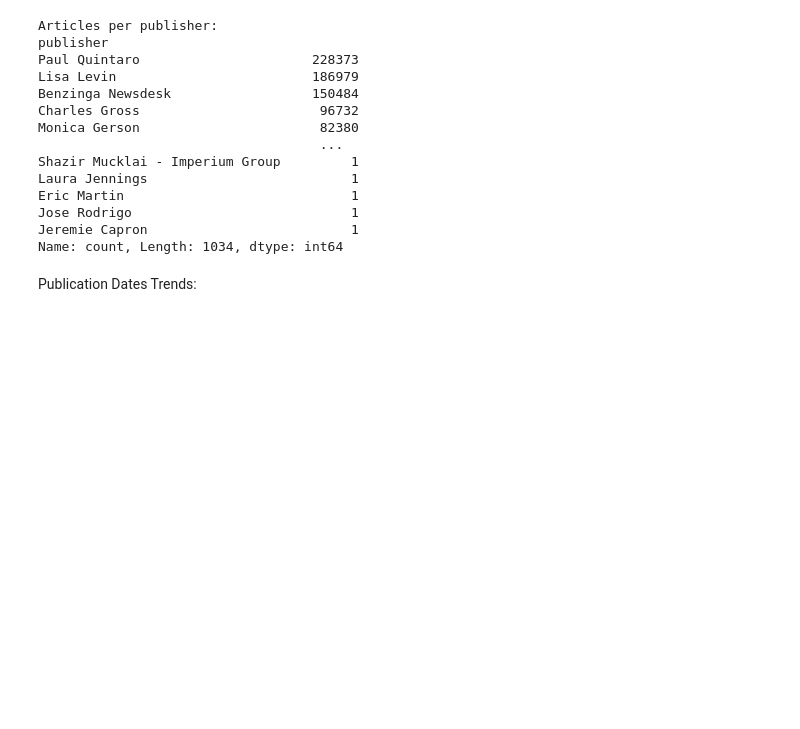
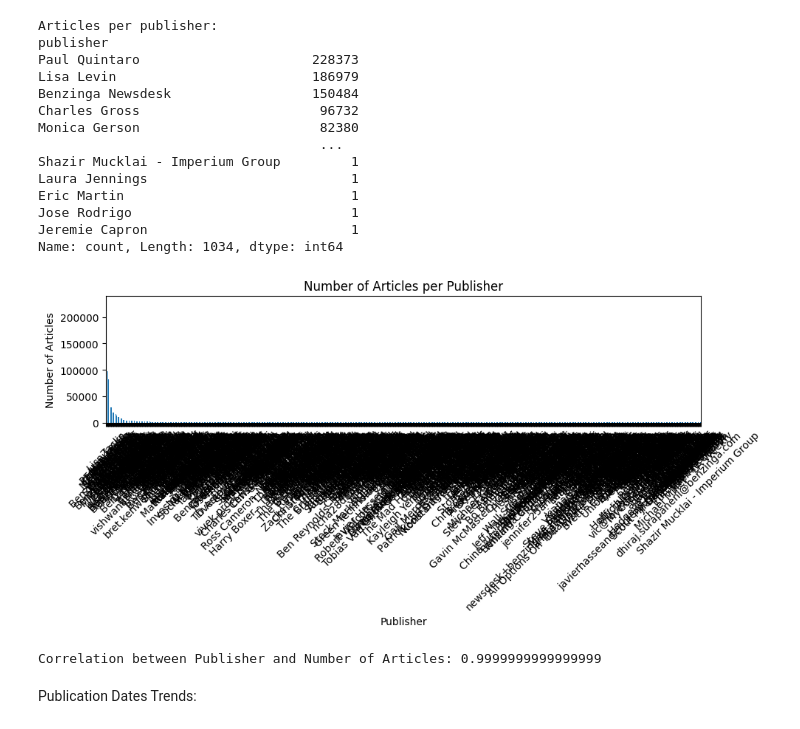
Before and after one commit to abigiyaayele/Nova_Financial_Solution_forcasting, a Jupyter notebook: notebooks/raw_analyst.ipynb, the cells around one changed output. Cells and saved outputs as stored; diff of their text form; code cells hidden in the pictures; blank space fills up the shorter version.

```diff
--- a/notebooks/raw_analyst.ipynb
+++ b/notebooks/raw_analyst.ipynb
@@ -129,6 +128,24 @@ Eric Martin                             1
 Jose Rodrigo                            1
 Jeremie Capron                          1
 Name: count, Length: 1034, dtype: int64
+# %%
+article_counts = df['publisher'].value_counts()
+# Plotting the histogram
+plt.figure(figsize=(10, 5))
+article_counts.plot(kind='bar')
+plt.title('Number of Articles per Publisher')
+plt.xlabel('Publisher')
+plt.ylabel('Number of Articles')
+plt.xticks(rotation=45)  # Rotate the publisher names for better readability
+plt.tight_layout()  # Adjust layout to fit everything nicely
+plt.show()
+# %% [output]
+[figure, added]
+# %%
+correlation = df['publisher'].value_counts().corr(df['publisher'].value_counts())
+print("Correlation between Publisher and Number of Articles:", correlation)
+# %% [output]
+Correlation between Publisher and Number of Articles: 0.9999999999999999
 # %% [markdown]
 Publication Dates Trends:
 # %%
```
Also changed, not shown: parts of 1 cell of this notebook, 1 other file.
